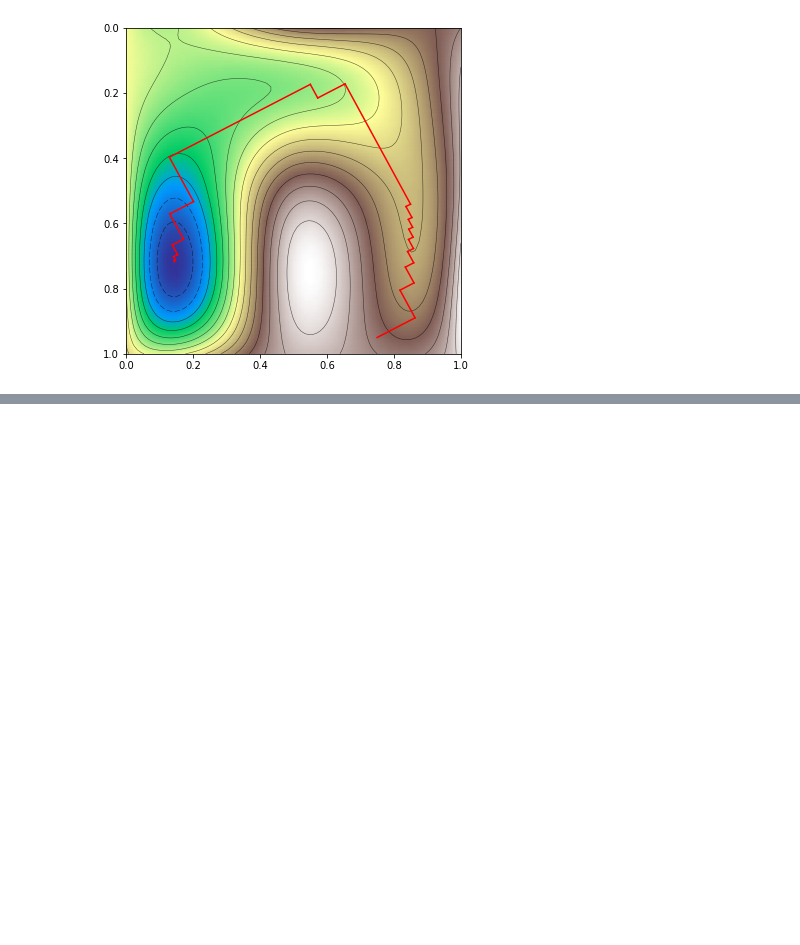
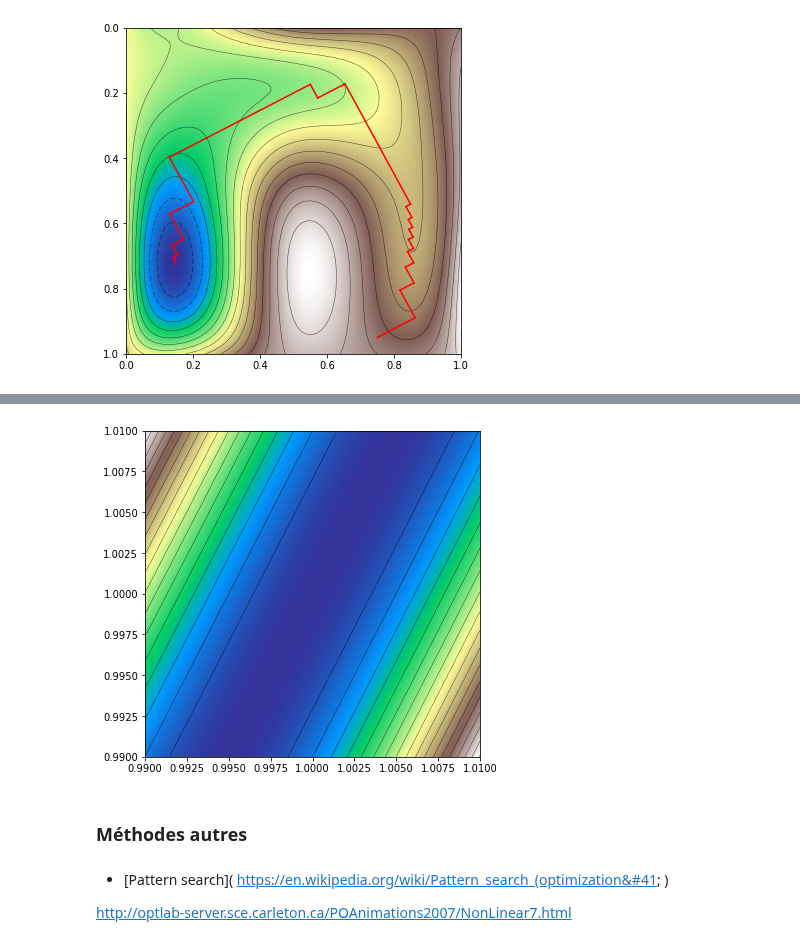
Before and after one commit to xdze2/xdze2.github.io-src, a Jupyter notebook: content/optimisation/gradientdescent.ipynb, the cells around one changed output, grey strips where cells are left out. Saved outputs shown, nothing was run; the diff lists cells and outputs as text; code cells hidden in the pictures; blank space fills up the shorter version.

```diff
--- a/content/optimisation/gradientdescent.ipynb
+++ b/content/optimisation/gradientdescent.ipynb
@@ -103,0 +127,21 @@ plt.xlim([0, 1]);
+# %%
+# Zoom autour de (1, 1):
+d = 0.01
+Xplot = np.linspace(1-d, 1+d, 89)
+Yplot = np.linspace(1-d, 1+d, 89)
+
+mXplot, mYplot = np.meshgrid( Xplot, Yplot )
+
+mZplot = rosenbrock( mXplot, mYplot )
+
+plt.figure(figsize=(6, 6))
+plt.pcolormesh(Xplot, Yplot, mZplot, cmap=cm.terrain , shading='gouraud')
+plt.contour( Xplot, Yplot, mZplot, 20, linewidths = 0.5, colors = 'k', antialiased=True, alpha=.7);
+# %% [output]
+[figure, added]
+# %% [markdown]
+### Méthodes autres
+# %% [markdown]
+* [Pattern search]( https://en.wikipedia.org/wiki/Pattern_search_(optimization&#41; )
+
+http://optlab-server.sce.carleton.ca/POAnimations2007/NonLinear7.html
```
Also changed, not shown: parts of 4 cells of this notebook, 1 other file.
